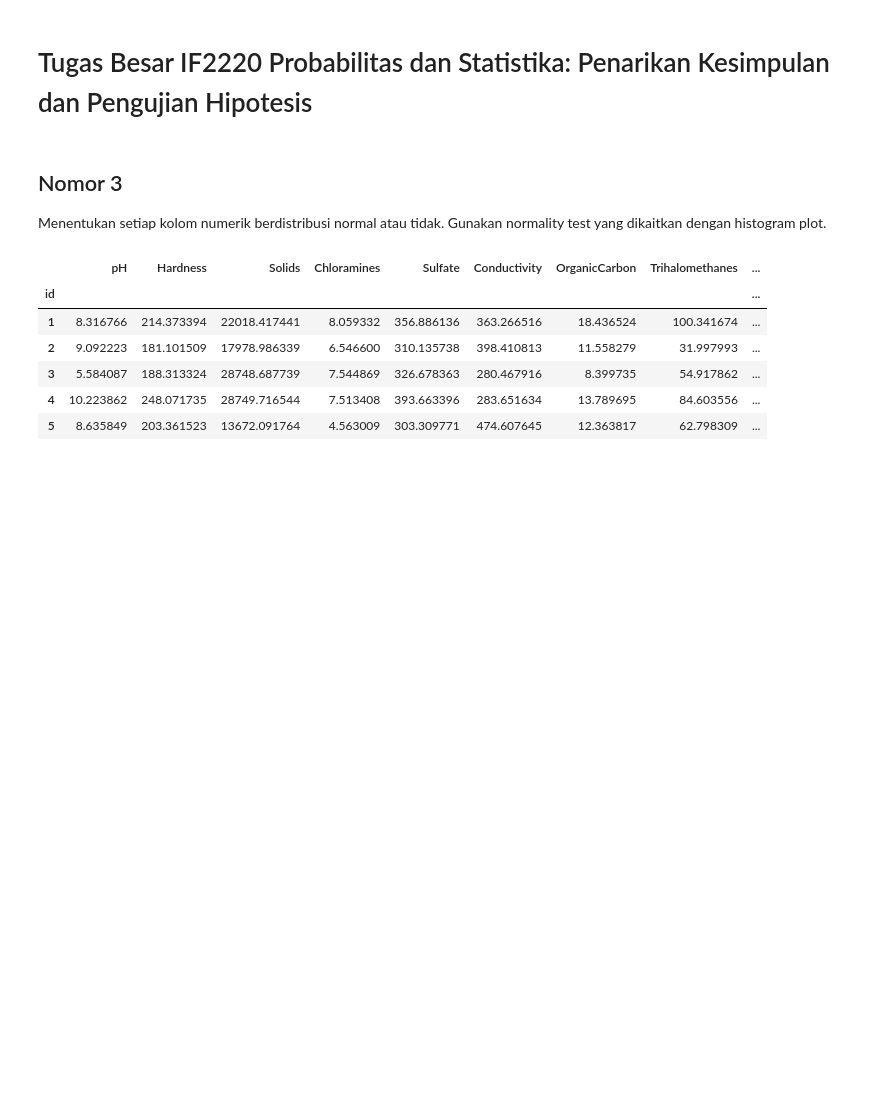
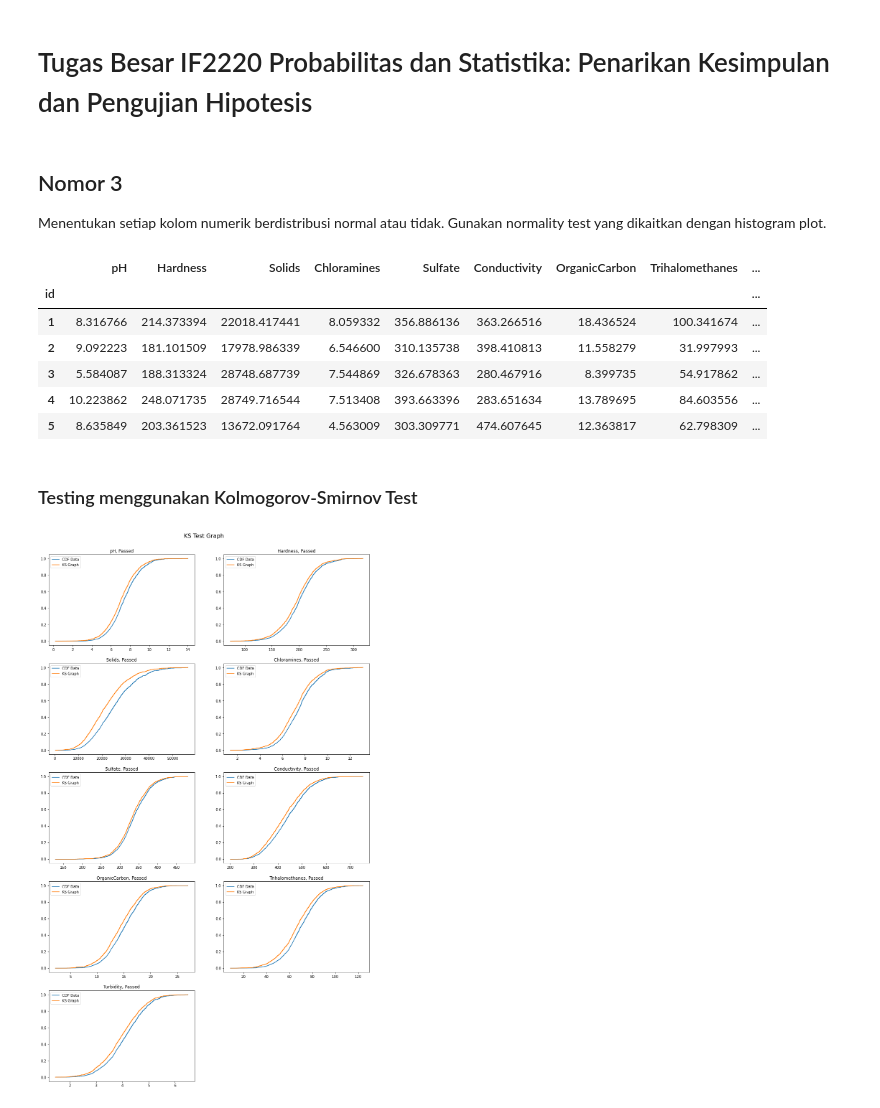
Before and after one commit to ZianTsabit/Tubes-Probstat, a Jupyter notebook: soal3.ipynb, the cells around one changed output. Saved outputs shown, nothing was run; the diff lists cells and outputs as text; code cells hidden in the pictures; blank space fills up the shorter version.

```diff
--- a/soal3.ipynb
+++ b/soal3.ipynb
@@ -62,0 +38,2 @@ def histogram_vs_normal_col_name(col_names, df):
+# %% [markdown]
+### Testing menggunakan Kolmogorov-Smirnov Test
@@ -62,0 +85,4 @@ def histogram_vs_normal_col_name(col_names, df):
+# %%
+fig, ax, = graph_all_ks_test(df[col_numeric], col_numeric)
+# %% [output]
+[figure, added]
```
Also changed, not shown: parts of 7 cells of this notebook.
